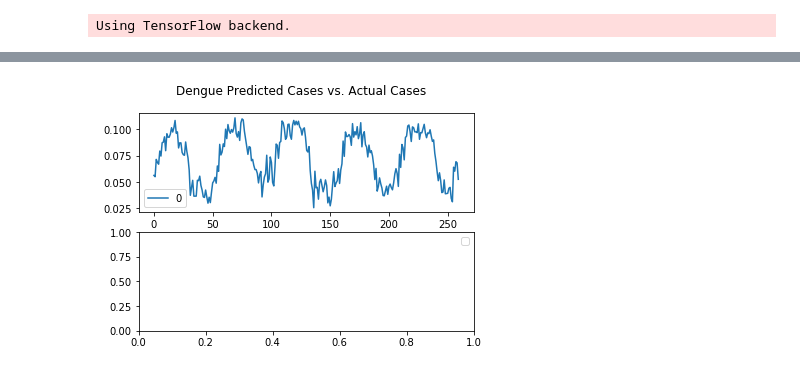
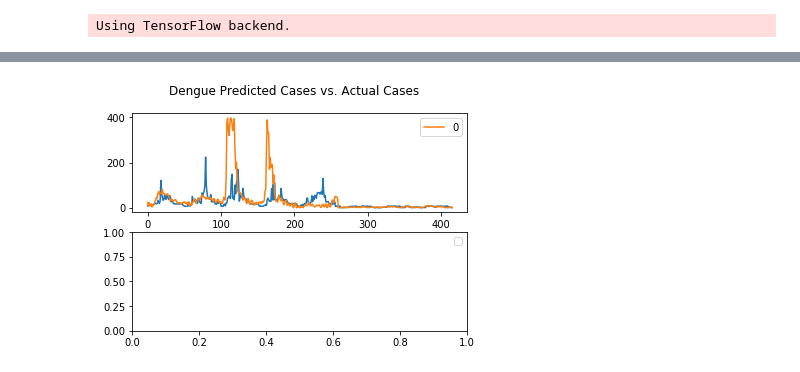
Before and after one commit to ChamodDamitha/Dengue-ML, a Jupyter notebook: Dengue-ML-LSTM.ipynb, the cells around one changed output, grey strips where cells are left out. Cells and saved outputs as stored; diff of their text form; code cells hidden in the pictures.

```diff
--- a/Dengue-ML-LSTM.ipynb
+++ b/Dengue-ML-LSTM.ipynb
@@ -158,24 +306,37 @@ Epoch 100/100
 # %%
 sj_pred = sj_model.predict(sj_test)
 sj_pred = pd.DataFrame(sj_pred)
-minn = sj_pred.min()
-maxx = sj_pred.max()
-dx = (maxx - minn)[0]
-dx
+sj_pred = sj_pred.apply(lambda x : ((x * x)**0.5) * SJ_DIVIDE_FACTOR).astype(int)
+
+iq_pred = iq_model.predict(iq_test)
+iq_pred = pd.DataFrame(iq_pred)
+iq_pred = iq_pred.apply(lambda x : ((x * x)**0.5) * IQ_DIVIDE_FACTOR).astype(int)
+pred_arr = np.concatenate([sj_pred, iq_pred])
+pred = pd.DataFrame(pred_arr)
+# minn = sj_pred.min()
+# maxx = sj_pred.max()
+# dx = (maxx - minn)[0]
+# dx
 # sj_pred = sj_pred.apply(lambda x : 10 * x / dx).astype(int)
-sj_pred
-benchmark = pd.read_csv('submission_vibodha_24.44.csv')
+# sj_pred
+benchmark = pd.read_csv('submission_23.9.csv')
 
 figs, axes = plt.subplots(nrows=2, ncols=1)
 
-# benchmark.total_cases.plot(ax=axes[0], label="Predictions")
-sj_pred.plot(ax=axes[0], label="Actual")
+benchmark.total_cases.plot(ax=axes[0], label="Predictions")
+pred.plot(ax=axes[0], label="Actual")
 
 plt.suptitle("Dengue Predicted Cases vs. Actual Cases")
 plt.legend()
 
 plt.show()
 
 # # # print("Comparison : MAE : " + str(mean_absolute_error(benchmark.total_cases, sj_pred)))
+
+submission = pd.read_csv('submission_format.csv', index_col=[0, 1, 2])
+
+submission.total_cases = pred_arr
+
+submission.to_csv("submission_lstm.csv")
 # %% [output]
-[figure, old version]
+[figure, new version]
```
Also changed, not shown: parts of 9 cells of this notebook, 4 other files.
